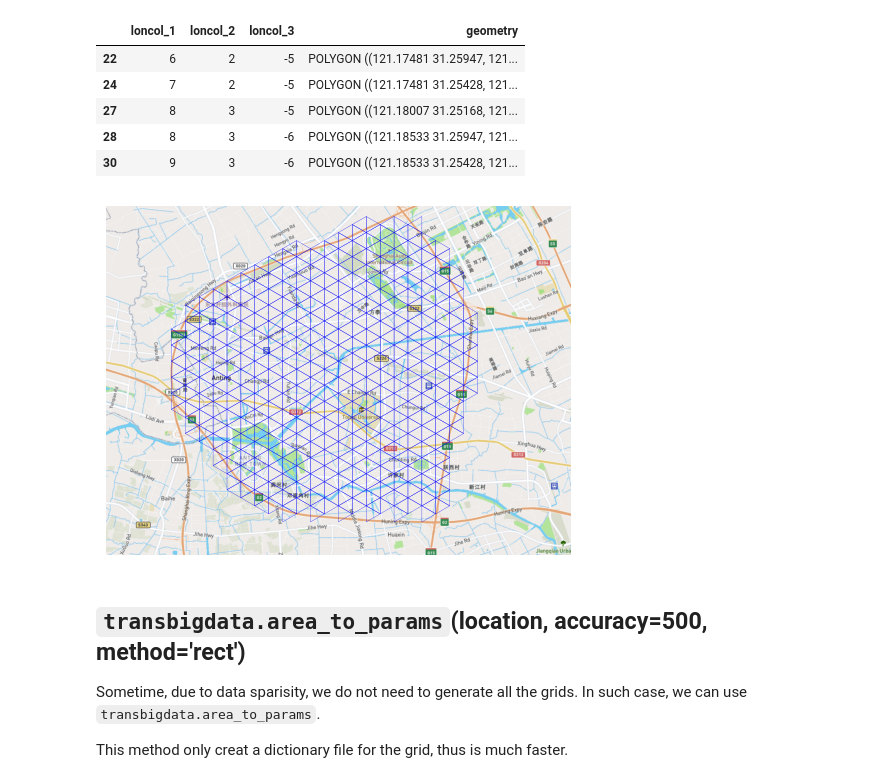
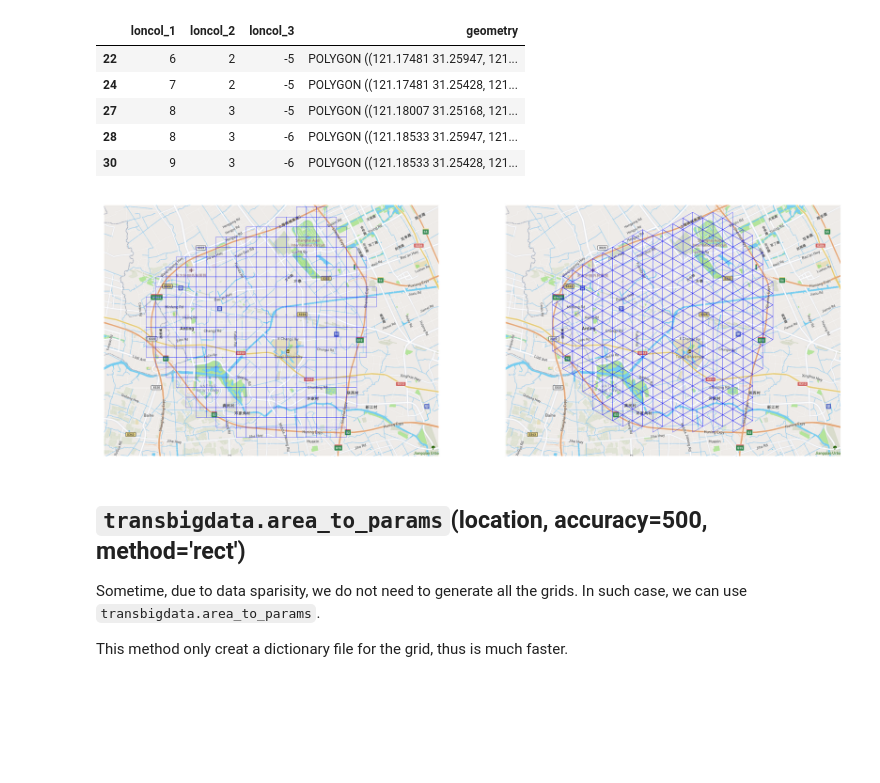
Before and after one commit to ni1o1/transbigdata, a Jupyter notebook: example/TBD_Core_Functions.ipynb, the cells around one changed output. Saved outputs shown, nothing was run; the diff lists cells and outputs as text; code cells hidden in the pictures; blank space fills up the shorter version.

```diff
--- a/example/TBD_Core_Functions.ipynb
+++ b/example/TBD_Core_Functions.ipynb
@@ -70,15 +70,22 @@ grid_tri.head()
 | 30 | 9 | 3 | -6 | POLYGON ((121.18533 31.25428, 121... |
 # %%
 # Visualization
-fig = plt.figure(1, (6, 6), dpi=100)
-ax = plt.subplot(111)
-plt.sca(ax)
+fig = plt.figure(1, (12, 8), dpi=200)
+ax1 = plt.subplot(121)
+plt.sca(ax1)
 tbd.plot_map(plt, bounds=jiading_rec_bound, zoom=13, style=2)
-grid_tri.plot(ax=ax, lw=0.2, edgecolor='blue', facecolor="None")
+grid_rec.plot(ax=ax1, lw=0.2, edgecolor='blue', facecolor="None")
 
 plt.axis('off');
+
+ax2 = plt.subplot(122)
+plt.sca(ax2)
+tbd.plot_map(plt, bounds=jiading_rec_bound, zoom=13, style=2)
+grid_tri.plot(ax=ax2, lw=0.2, edgecolor='blue', facecolor="None")
+
+plt.axis('off');
 # %% [output]
-[figure, old version]
+[figure, new version]
 # %% [markdown]
 ## `transbigdata.area_to_params`(location, accuracy=500, method='rect')
 
```
Also changed, not shown: parts of 8 cells of this notebook.
